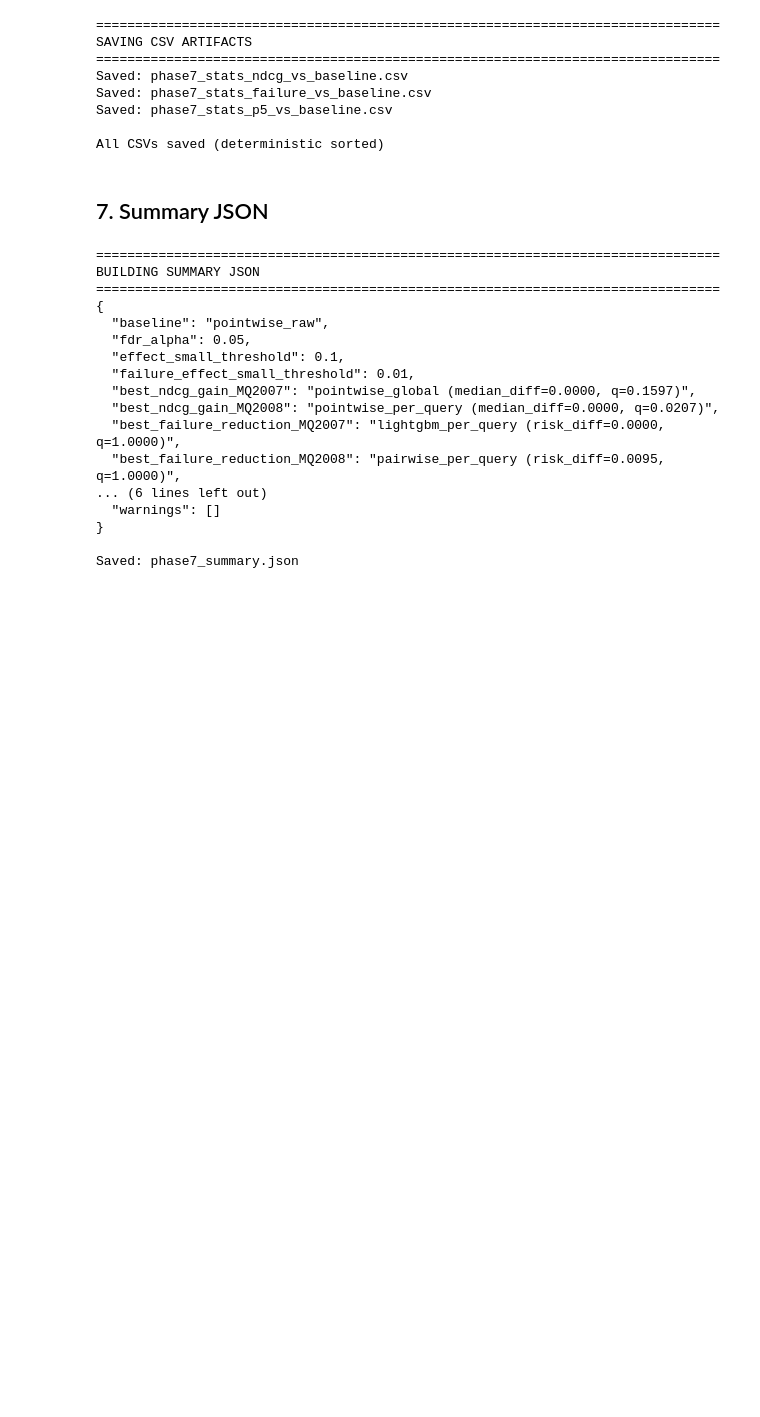
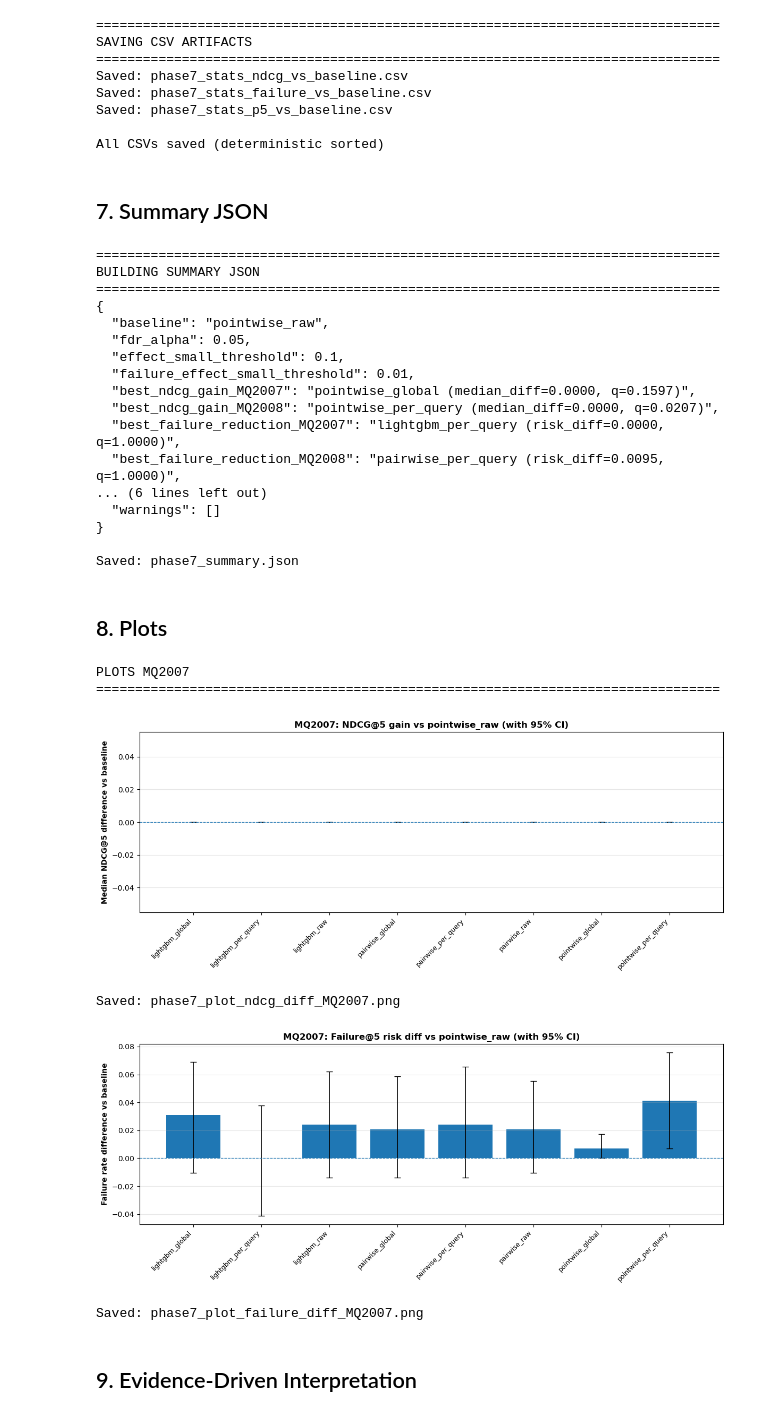
Before and after one commit to KushalMarahatta/Capstone_coding, a Jupyter notebook: notebooks/07_statistical_test.ipynb, the cells around one changed output. Drawn from its saved outputs; the diff is of its cells as text; code cells hidden in the pictures; blank space fills up the shorter version.

```diff
--- a/notebooks/07_statistical_test.ipynb
+++ b/notebooks/07_statistical_test.ipynb
@@ -853,3 +853,75 @@ BUILDING SUMMARY JSON
 }
 
 Saved: phase7_summary.json
+# %% [markdown]
+## 8. Plots
+# %%
+print('='* 0)
+print('PLOTS MQ2007')
+print('='*80)
+
+#Plot 1: Median NDCG difference vs baseline (MQ2007)
+sub_ndcg=(
+    ndcg_df[ndcg_df['dataset'] == '2007']
+    .sort_values(['model', 'pipeline'])
+    .reset_index(drop=True)
+)
+
+labels=sub_ndcg['config'].values
+medians=sub_ndcg['median_diff'].values
+ci_lo=sub_ndcg['ci_lo_95'].values
+ci_hi=sub_ndcg['ci_hi_95'].values
+yerr_lo=medians-ci_lo
+yerr_hi=ci_hi-medians
+
+fig, ax=plt.subplots(figsize=(12, 5))
+x=np.arange(len(labels))
+ax.bar(x, medians, yerr=[yerr_lo, yerr_hi], capsize=4, error_kw={'linewidth': 1.2})
+ax.axhline(0, linestyle='--', linewidth=0.9)
+ax.set_xticks(x)
+ax.set_xticklabels(labels, rotation=45, ha='right', fontsize=9)
+ax.set_ylabel('Median NDCG@5 difference vs baseline', fontweight='bold')
+ax.set_title('MQ2007: NDCG@5 gain vs pointwise_raw (with 95% CI)', fontweight='bold')
+ax.grid(axis='y', alpha=0.3)
+plt.tight_layout()
+plt.savefig(PHASE7_OUTPUT / 'phase7_plot_ndcg_diff_MQ2007.png', dpi=150)
+plt.show()
+print('Saved: phase7_plot_ndcg_diff_MQ2007.png')
+
+#Plot 2: Failure rate difference vs baseline (MQ2007)
+sub_fail=(
+    fail_df[fail_df['dataset'] == '2007']
+    .sort_values(['model', 'pipeline'])
+    .reset_index(drop=True)
+)
+
+labels_f=sub_fail['config'].values
+riskdiffs=sub_fail['risk_diff'].values
+ci_lo_f=sub_fail['ci_lo_95'].values
+ci_hi_f=sub_fail['ci_hi_95'].values
+yerr_lo_f=riskdiffs-ci_lo_f
+yerr_hi_f=ci_hi_f-riskdiffs
+
+fig, ax=plt.subplots(figsize=(12, 5))
+x=np.arange(len(labels_f))
+ax.bar(x, riskdiffs, yerr=[yerr_lo_f, yerr_hi_f], capsize=4,
+       error_kw={'linewidth': 1.2})
+ax.axhline(0, linestyle='--', linewidth=0.9)
+ax.set_xticks(x)
+ax.set_xticklabels(labels_f, rotation=45, ha='right', fontsize=9)
+ax.set_ylabel('Failure rate difference vs baseline', fontweight='bold')
+ax.set_title('MQ2007: Failure@5 risk diff vs pointwise_raw (with 95% CI)',fontweight='bold')
+ax.grid(axis='y', alpha=0.3)
+plt.tight_layout()
+plt.savefig(PHASE7_OUTPUT / 'phase7_plot_failure_diff_MQ2007.png', dpi=150)
+plt.show()
+print('Saved: phase7_plot_failure_diff_MQ2007.png')
+# %% [output]
+PLOTS MQ2007
+================================================================================
+[figure, added]
+Saved: phase7_plot_ndcg_diff_MQ2007.png
+[figure, added]
+Saved: phase7_plot_failure_diff_MQ2007.png
+# %% [markdown]
+## 9. Evidence-Driven Interpretation
```
Also changed, not shown: parts of 1 cell of this notebook.
